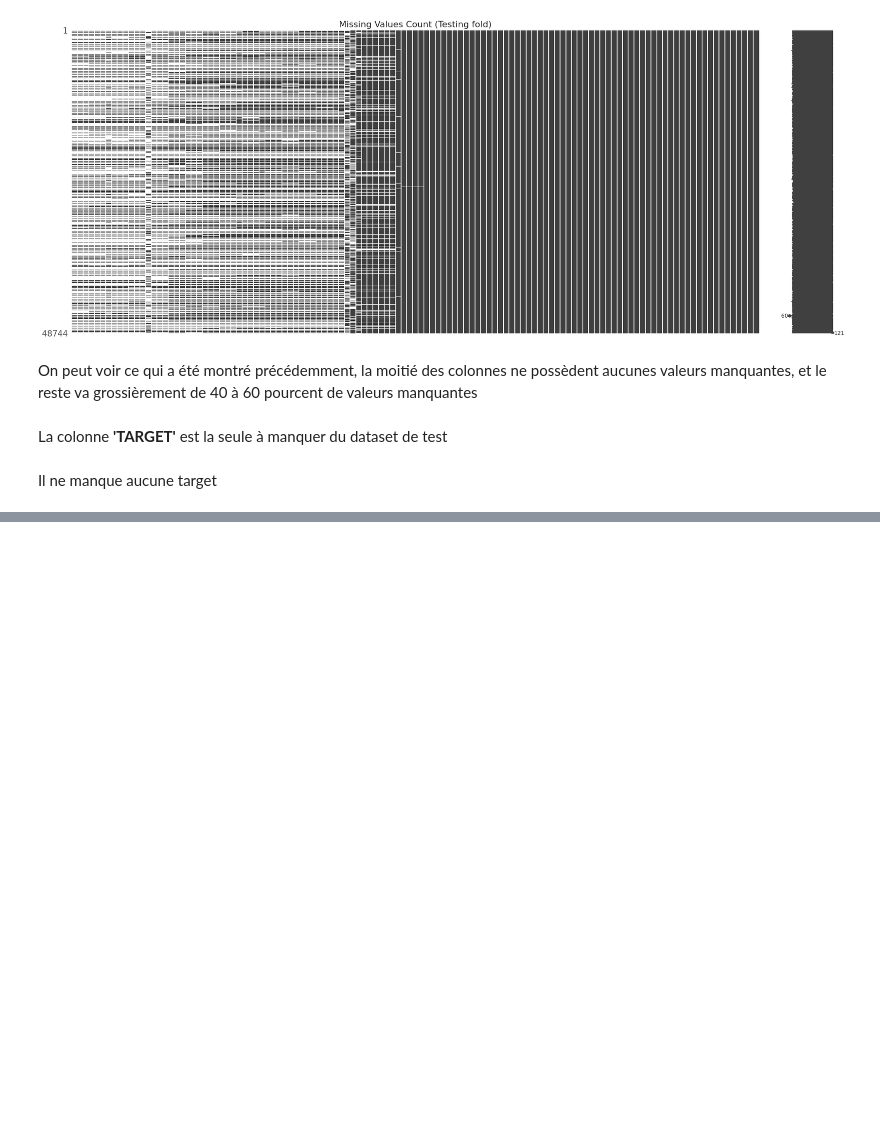
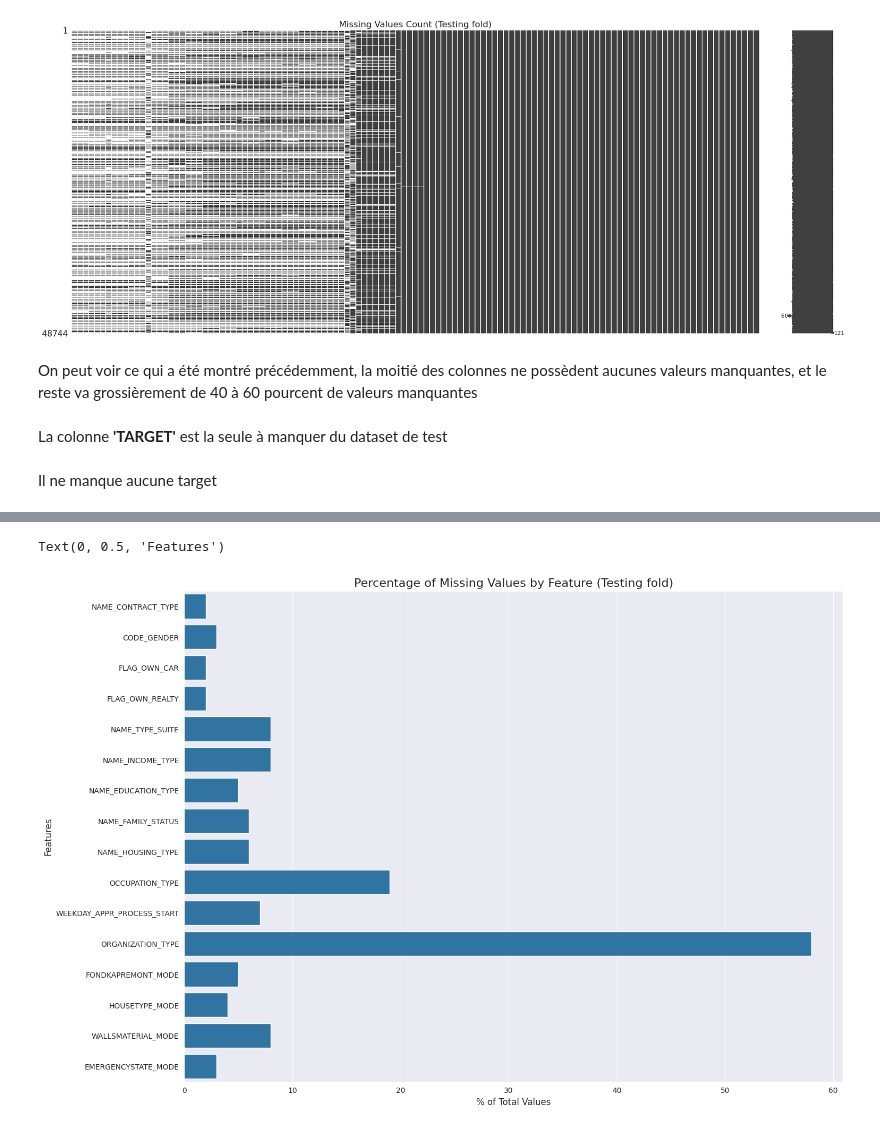
Before and after one commit to gndu91/p7, a Jupyter notebook: deliverables/GHOUL_Nadir_0_eda.ipynb, the cells around one changed output, grey strips where cells are left out. Saved outputs shown, nothing was run; the diff lists cells and outputs as text; code cells hidden in the pictures; blank space fills up the shorter version.

```diff
--- a/deliverables/GHOUL_Nadir_0_eda.ipynb
+++ b/deliverables/GHOUL_Nadir_0_eda.ipynb
@@ -361,0 +473,14 @@ Il ne manque aucune target
+# %%
+tmp = pd.DataFrame(
+    data=[[col_name, len(app_train[col_name].unique())] for col_name in
+          app_train.columns[app_train.dtypes == 'object']],
+    columns=['column', 'unique_count'])
+# TODO: Set the plot style for dark mode when exporting to png
+plt.figure(figsize=(16, 12))  # There are a lot of columns
+sns.barplot(x='unique_count', y='column', data=tmp)
+plt.title(f'Percentage of Missing Values by Feature ({fold.title()}ing fold)', fontsize=16)
+plt.xlabel('% of Total Values', fontsize=12)
+plt.ylabel('Features', fontsize=12)
+# %% [output]
+Text(0, 0.5, 'Features')
+[figure, added]
```
Also changed, not shown: parts of 40 cells of this notebook.
